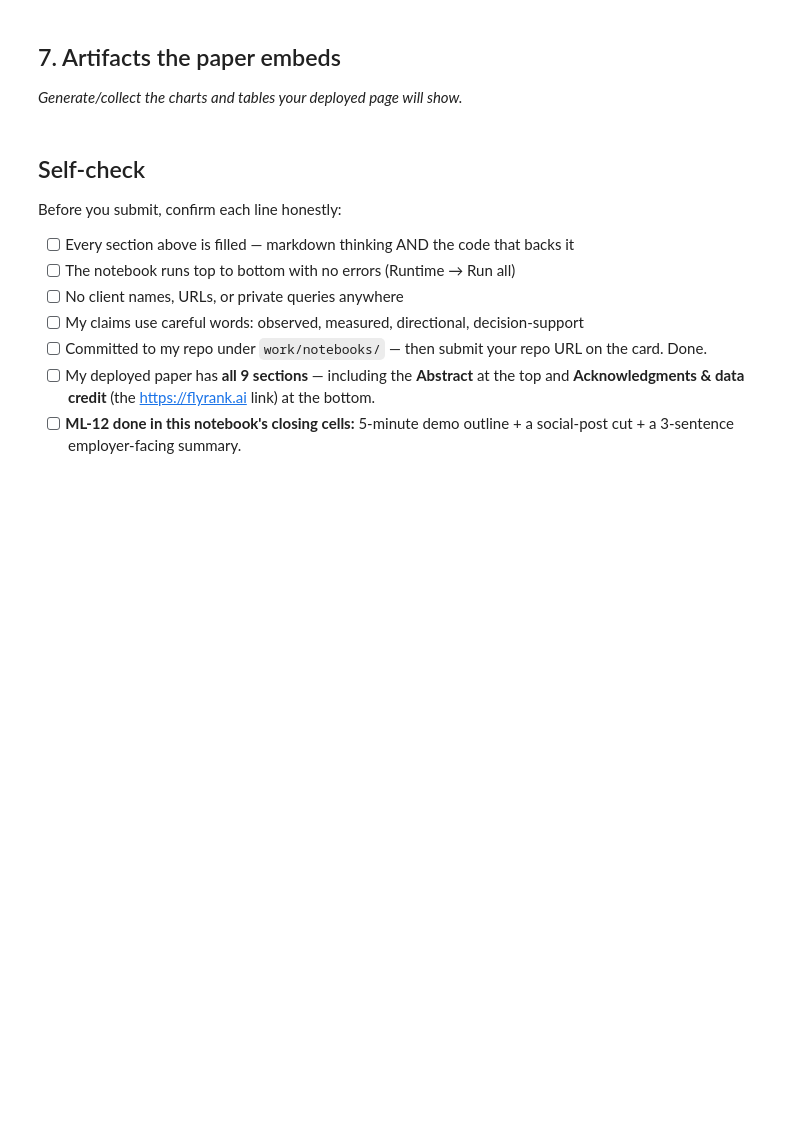
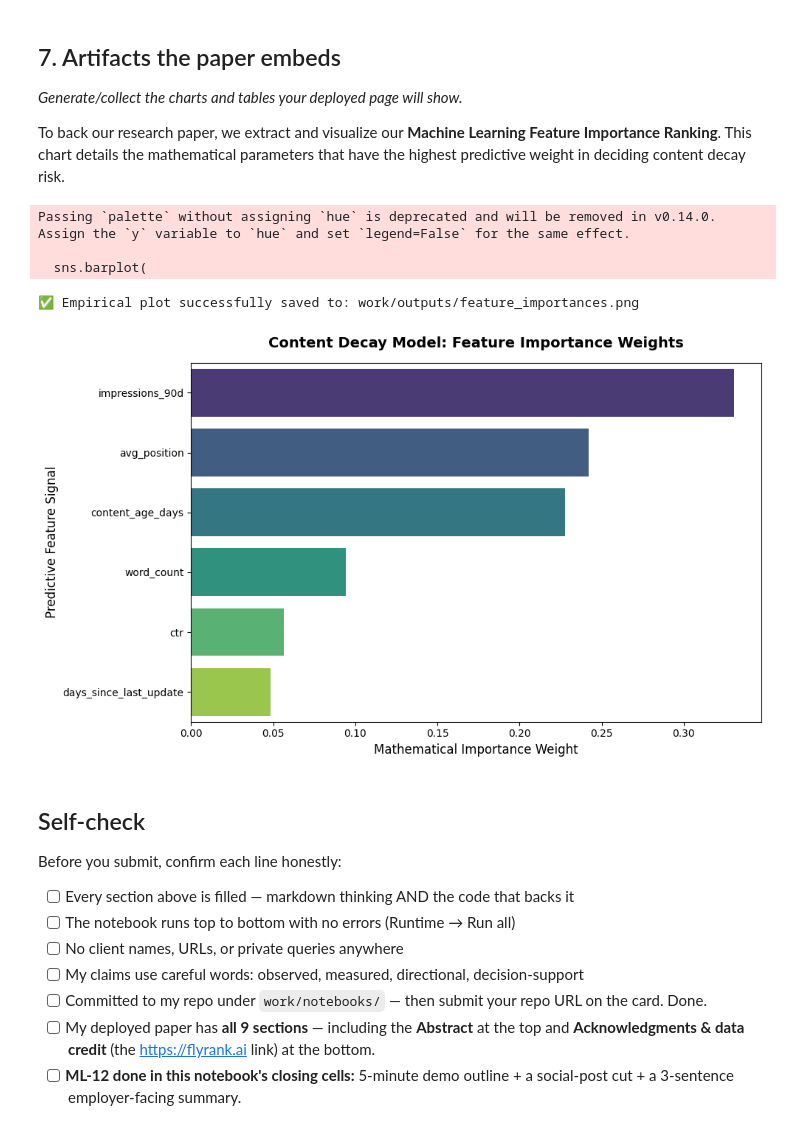
Before and after one commit to rafayyk7/flyrank-ml, a Jupyter notebook: work/notebooks/capstone.ipynb, the cells around one changed output. Drawn from its saved outputs; the diff is of its cells as text; code cells hidden in the pictures; blank space fills up the shorter version.

```diff
--- a/work/notebooks/capstone.ipynb
+++ b/work/notebooks/capstone.ipynb
@@ -34,6 +257,42 @@ This skeleton is yours to fill. Work the sections **in order** — each one has
 ## 7. Artifacts the paper embeds
 
 *Generate/collect the charts and tables your deployed page will show.*
+
+To back our research paper, we extract and visualize our **Machine Learning Feature Importance Ranking**. This chart details the mathematical parameters that have the highest predictive weight in deciding content decay risk.
+# %%
+import matplotlib.pyplot as plt
+import seaborn as sns
+
+# 1. Build Feature Importance DataFrame
+importances = rf_model.feature_importances_
+feat_imp_df = pd.DataFrame({
+    'Feature': features_list,
+    'Importance Weight': importances
+}).sort_values(by='Importance Weight', ascending=False)
+
+# 2. Render and Save Plot
+plt.figure(figsize=(10, 6))
+sns.barplot(
+    x='Importance Weight',
+    y='Feature',
+    data=feat_imp_df,
+    palette='viridis'
+)
+plt.title('Content Decay Model: Feature Importance Weights', fontsize=14, fontweight='bold', pad=15)
+plt.xlabel('Mathematical Importance Weight', fontsize=12)
+plt.ylabel('Predictive Feature Signal', fontsize=12)
+plt.tight_layout()
+
+# Save image file to output directories
+plt.savefig('work/outputs/feature_importances.png', dpi=300)
+print("✅ Empirical plot successfully saved to: work/outputs/feature_importances.png")
+plt.show()
+# %% [output]
+Passing `palette` without assigning `hue` is deprecated and will be removed in v0.14.0. Assign the `y` variable to `hue` and set `legend=False` for the same effect.
+
+  sns.barplot(
+✅ Empirical plot successfully saved to: work/outputs/feature_importances.png
+[figure, added]
 # %% [markdown]
 ## Self-check
 
```
Also changed, not shown: parts of 19 cells of this notebook.
